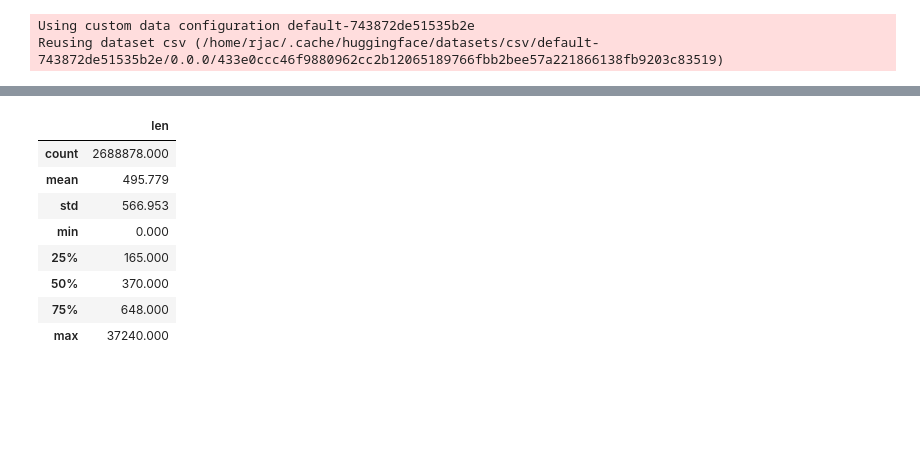
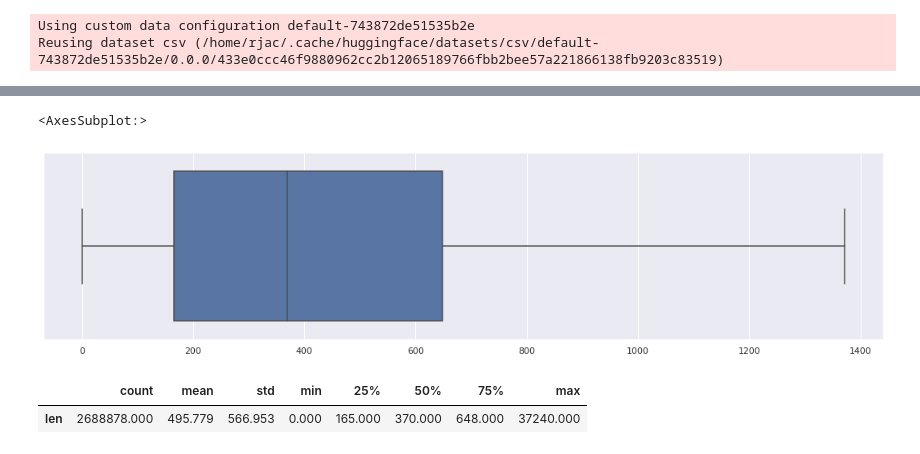
Before and after one commit to rafael-ariascalles/nlp-glg-clustering-pipeline, a Jupyter notebook: notebooks/dataUnderstanding.ipynb, the cells around one changed output, grey strips where cells are left out. Saved outputs shown, nothing was run; the diff lists cells and outputs as text; code cells hidden in the pictures; blank space fills up the shorter version.

```diff
--- a/notebooks/dataUnderstanding.ipynb
+++ b/notebooks/dataUnderstanding.ipynb
@@ -91,12 +94,11 @@ pd.set_option('display.float_format', lambda x: '%.3f' % x)
+# %%
+sns.set(rc={'figure.figsize':(18.7,4.27)})
+sns.boxplot(x=df["train"]["article_len"],showfliers = False)
+# %% [output]
+<AxesSubplot:>
+[figure, added]
 # %%
-pd.DataFrame({"len":df["train"]["article_len"]}).describe()
+pd.DataFrame({"len":df["train"]["article_len"]}).describe().T
 # %% [output]
-|  | len |
-| count | 2688878.000 |
-| mean | 495.779 |
-| std | 566.953 |
-| min | 0.000 |
-| 25% | 165.000 |
-| 50% | 370.000 |
-| 75% | 648.000 |
-| max | 37240.000 |
+|  | count | mean | std | min | 25% | 50% | 75% | max |
+| len | 2688878.000 | 495.779 | 566.953 | 0.000 | 165.000 | 370.000 | 648.000 | 37240.000 |
```
Also changed, not shown: parts of 7 cells of this notebook.
